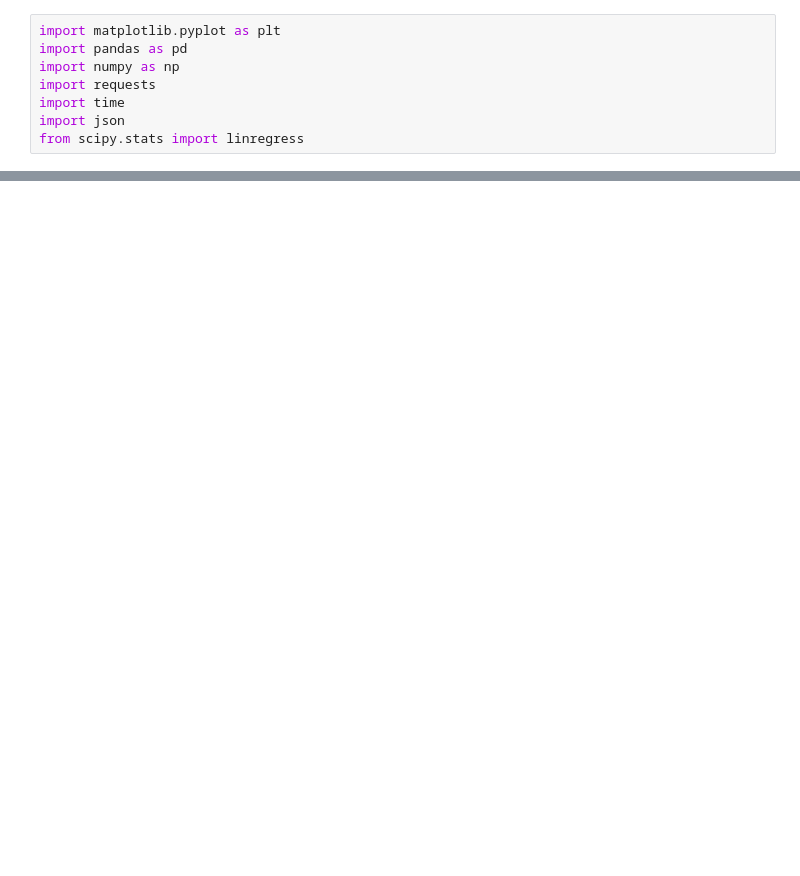
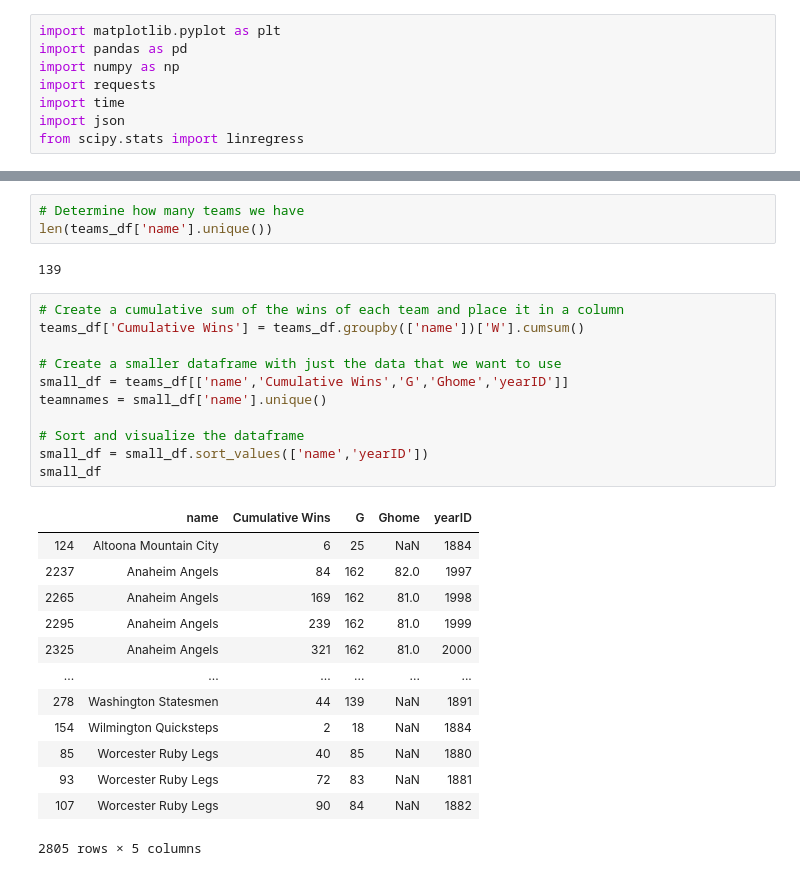
Before and after one commit to mgood13/data_analytics_project1, a Jupyter notebook: Teams_Analysis.ipynb, the cells around one changed output, grey strips where cells are left out. Saved outputs shown, nothing was run; the diff lists cells and outputs as text; blank space fills up the shorter version.

```diff
--- a/Teams_Analysis.ipynb
+++ b/Teams_Analysis.ipynb
@@ -79,0 +33,30 @@ plt.bar(team_sum['name'],team_sum['W'])
+# %%
+# Determine how many teams we have
+len(teams_df['name'].unique())
+# %% [output]
+139
+# %%
+# Create a cumulative sum of the wins of each team and place it in a column
+teams_df['Cumulative Wins'] = teams_df.groupby(['name'])['W'].cumsum()
+
+# Create a smaller dataframe with just the data that we want to use
+small_df = teams_df[['name','Cumulative Wins','G','Ghome','yearID']]
+teamnames = small_df['name'].unique()
+
+# Sort and visualize the dataframe
+small_df = small_df.sort_values(['name','yearID'])
+small_df
+# %% [output]
+|  | name | Cumulative Wins | G | Ghome | yearID |
+| 124 | Altoona Mountain City | 6 | 25 | NaN | 1884 |
+| 2237 | Anaheim Angels | 84 | 162 | 82.0 | 1997 |
+| 2265 | Anaheim Angels | 169 | 162 | 81.0 | 1998 |
+| 2295 | Anaheim Angels | 239 | 162 | 81.0 | 1999 |
+| 2325 | Anaheim Angels | 321 | 162 | 81.0 | 2000 |
+| ... | ... | ... | ... | ... | ... |
+| 278 | Washington Statesmen | 44 | 139 | NaN | 1891 |
+| 154 | Wilmington Quicksteps | 2 | 18 | NaN | 1884 |
+| 85 | Worcester Ruby Legs | 40 | 85 | NaN | 1880 |
+| 93 | Worcester Ruby Legs | 72 | 83 | NaN | 1881 |
+| 107 | Worcester Ruby Legs | 90 | 84 | NaN | 1882 |
+2805 rows × 5 columns
```
Also changed, not shown: parts of 16 cells of this notebook.
